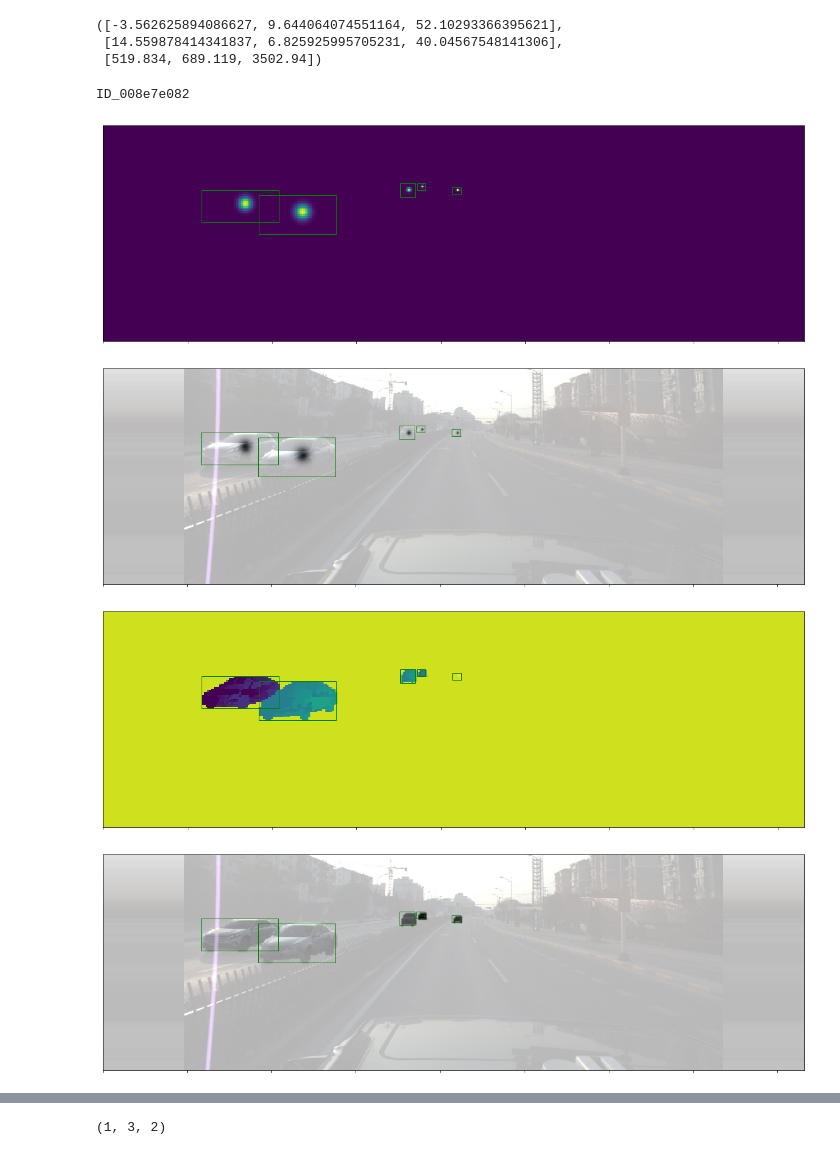
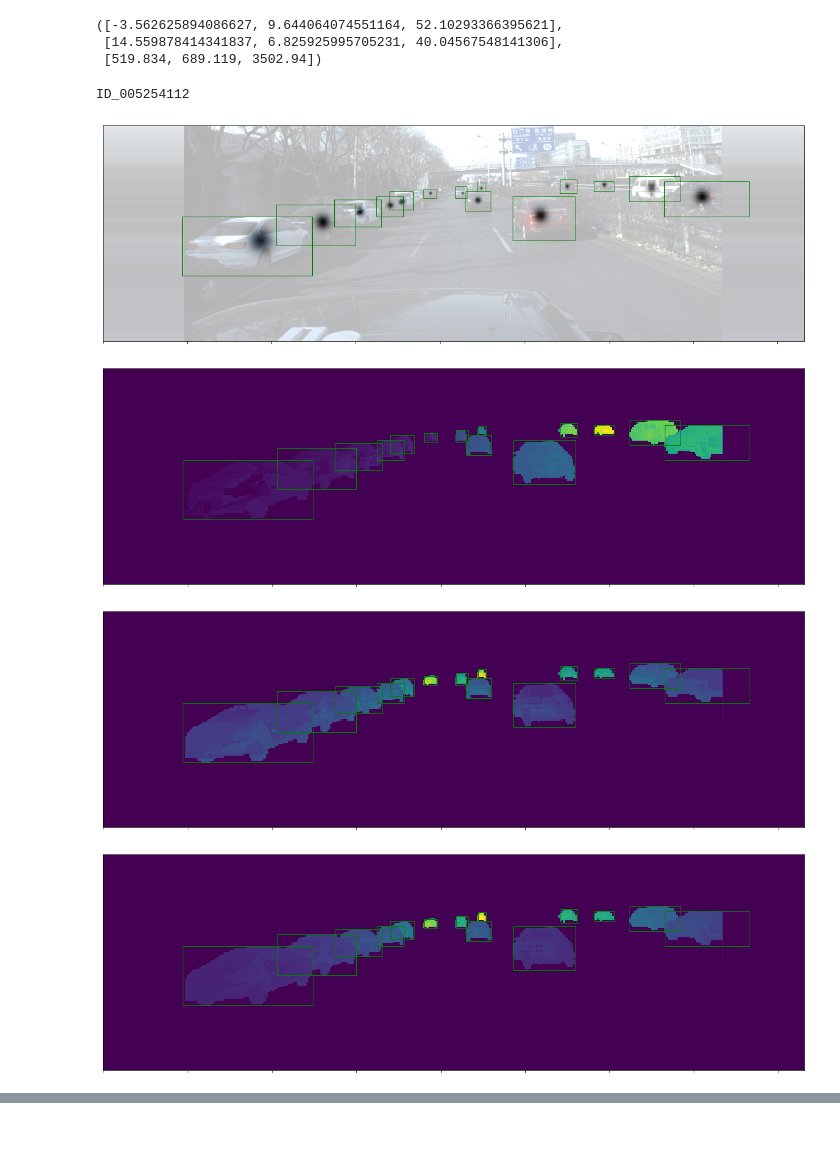
Before and after one commit to dmitry-vorobiev/kaggle-pku-autonomous-driving-centernet, a Jupyter notebook: notebooks/3d_loc_masks.ipynb, the cells around one changed output, grey strips where cells are left out. Drawn from its saved outputs; the diff is of its cells as text; code cells hidden in the pictures.

Commit message:
add 3d masks to train

```diff
--- a/notebooks/3d_loc_masks.ipynb
+++ b/notebooks/3d_loc_masks.ipynb
@@ -260,6 +260,25 @@ count = 0
 
 # for i in range(3):
 #     imshow(mask1[0, i], boxes=bboxes, figsize=figsize)
+# %%
+def load_3d_loc_mask(img_id, resize_fn, flipped=False):
+    path = os.path.join(INPUT_PATH, 'train_3d_masks', img_id+'.npz')
+    xyz_mask = None
+    with np.load(path) as f:
+        xyz_mask = f['arr_0'][0]
+    if flipped:
+        cars = (xyz_mask != 0).any(0)
+        xyz_mask[0] = np.where(cars, xyz_mask[0].max() - xyz_mask[0], 0)
+    xyz_mask = xyz_mask.transpose(1, 2, 0) # H,W,C
+    if flipped:
+        xyz_mask = hflip(xyz_mask, calib[0,2])
+    xyz_mask = cv2.warpAffine(xyz_mask, resize_fn, (out_w, out_h),
+        flags=cv2.INTER_LINEAR)
+    xyz_mask = xyz_mask.transpose(2, 0, 1) # C,H,W
+    if pad_w_pct > 0:
+        xyz_mask = pad_img_sides(
+            xyz_mask, pad_w_pct, fill_zeros=True)
+    return xyz_mask
 # %%
 MASKS_PATH = Path(INPUT_PATH)/'train_3d_masks'
 
@@ -270,7 +289,7 @@ def load_3d_loc_mask(img_id, path=MASKS_PATH):
 count = 0
 # %%
 stop_counter = False
-flipped = False
+flipped = True
 
 if not stop_counter:
     img_id = img_ids[count]
@@ -286,16 +305,11 @@ if img_bottom_half:
     y_mid = img.shape[0] // 2
     img = img[y_mid:]
     xy_off[1] -= y_mid
-xyz_mask = load_3d_loc_mask(img_id)
-if flipped:
-    xyz_mask[0] = np.where((xyz_mask != 0).any(0), xyz_mask[0].max() - xyz_mask[0], 0)
-xyz_mask = xyz_mask.transpose(1, 2, 0) # H,W,C
 
 c = np.array([width / 2., height / 2.])
 s = np.array([width, height], dtype=np.int32)
 if flipped:
     img = hflip(img, calib[0,2])
-    xyz_mask = hflip(xyz_mask, calib[0,2])
     c[0] = width-1 - c[0]
 
 trans_input = get_affine_transform(c, s, 0, [inp_w, inp_h])
@@ -305,16 +319,11 @@ inp = cv2.warpAffine(
     img, trans_input, (inp_w, inp_h), flags=cv2.INTER_LINEAR)
 inp = inp.transpose(2, 0, 1).astype(np.float32)
 
-xyz_mask = cv2.warpAffine(
-    xyz_mask, trans_output, (out_w, out_h), flags=cv2.INTER_LINEAR)
-xyz_mask = xyz_mask.transpose(2, 0, 1) # C,H,W
-
 hm = np.zeros((num_classes, out_h, out_w), dtype=np.float32)
 
 if pad_w_pct > 0:
     inp = pad_img_sides(inp, pad_w_pct)
     hm = pad_img_sides(hm, pad_w_pct)
-    xyz_mask = pad_img_sides(xyz_mask, pad_w_pct, fill_zeros=True)
     xy_off[0] += int(width * pad_w_pct / 2)
 
 num_objs = min(len(img_anns), max_objs)
@@ -338,38 +347,40 @@ for k in range(num_objs):
     ct[1] = np.clip(ct[1], 0, hm.shape[1] - 1)
     ct_int = ct.astype(np.int32)
     bbox[:2] = affine_transform(bbox[:2], trans_output)
     bbox[2:] = affine_transform(bbox[2:], trans_output)
     bbox[[0, 2]] = np.clip(bbox[[0, 2]], 0, hm.shape[2] - 1)
     bbox[[1, 3]] = np.clip(bbox[[1, 3]], 0, hm.shape[1] - 1)
 
     h, w = bbox[3] - bbox[1], bbox[2] - bbox[0]
     if h > 0 and w > 0:
         radius = gaussian_radius((h, w))
         radius = max(0, int(radius))
         draw_umich_gaussian(hm[0], ct, radius)
         bboxes.append(bbox)
 
+xyz_mask = load_3d_loc_mask(img_id, trans_output, flipped)
+
 print(img_id)
 figsize = (20, 10)
 
-imshow(hm[0], boxes=bboxes, figsize=figsize)
+# imshow(hm[0], boxes=bboxes, figsize=figsize)
 
 inp0 = inp.transpose(1, 2, 0)
 bboxes0 = [bb * down_ratio for bb in bboxes]
 blend = add_blend_img(inp0, hm[0] * 255, white_theme=True)
 imshow(blend, boxes=bboxes0, figsize=figsize)
 
-for i in range(1):
+for i in range(3):
     imshow(xyz_mask[i], boxes=bboxes, figsize=figsize)
 
 mask0 = xyz_mask[2] / xyz_mask[2].max() * 255
 blend = add_blend_img(inp0, mask0, white_theme=True)
 imshow(blend, boxes=bboxes0, figsize=figsize)
 
-imshow(inp0.astype(np.uint8), boxes=bboxes0, figsize=figsize)
+# imshow(inp0.astype(np.uint8), boxes=bboxes0, figsize=figsize)
 # %% [output]
-ID_008e7e082
+ID_005254112
-[figure, old version]
+[figure, new version]
-[figure, old version]
+[figure, new version]
-[figure, old version]
+[figure, new version]
-[figure, old version]
+[figure, new version]
@@ -377,4 +387,0 @@ ID_008e7e082
-# %%
-np.random.rand(4,3,2)[:1].shape
-# %% [output]
-(1, 3, 2)
```
Also changed, not shown: parts of 2 cells of this notebook, 7 other files.
